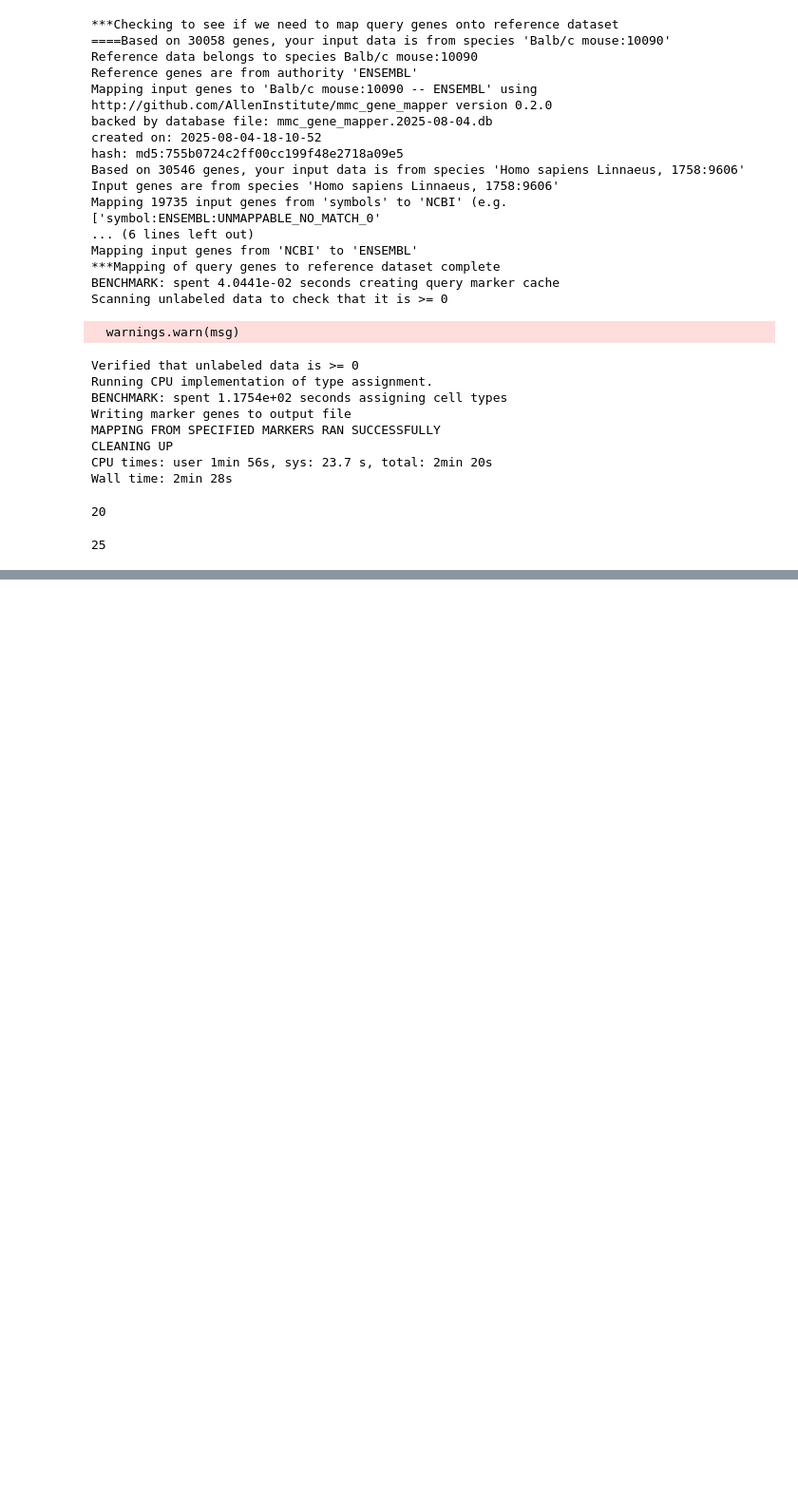
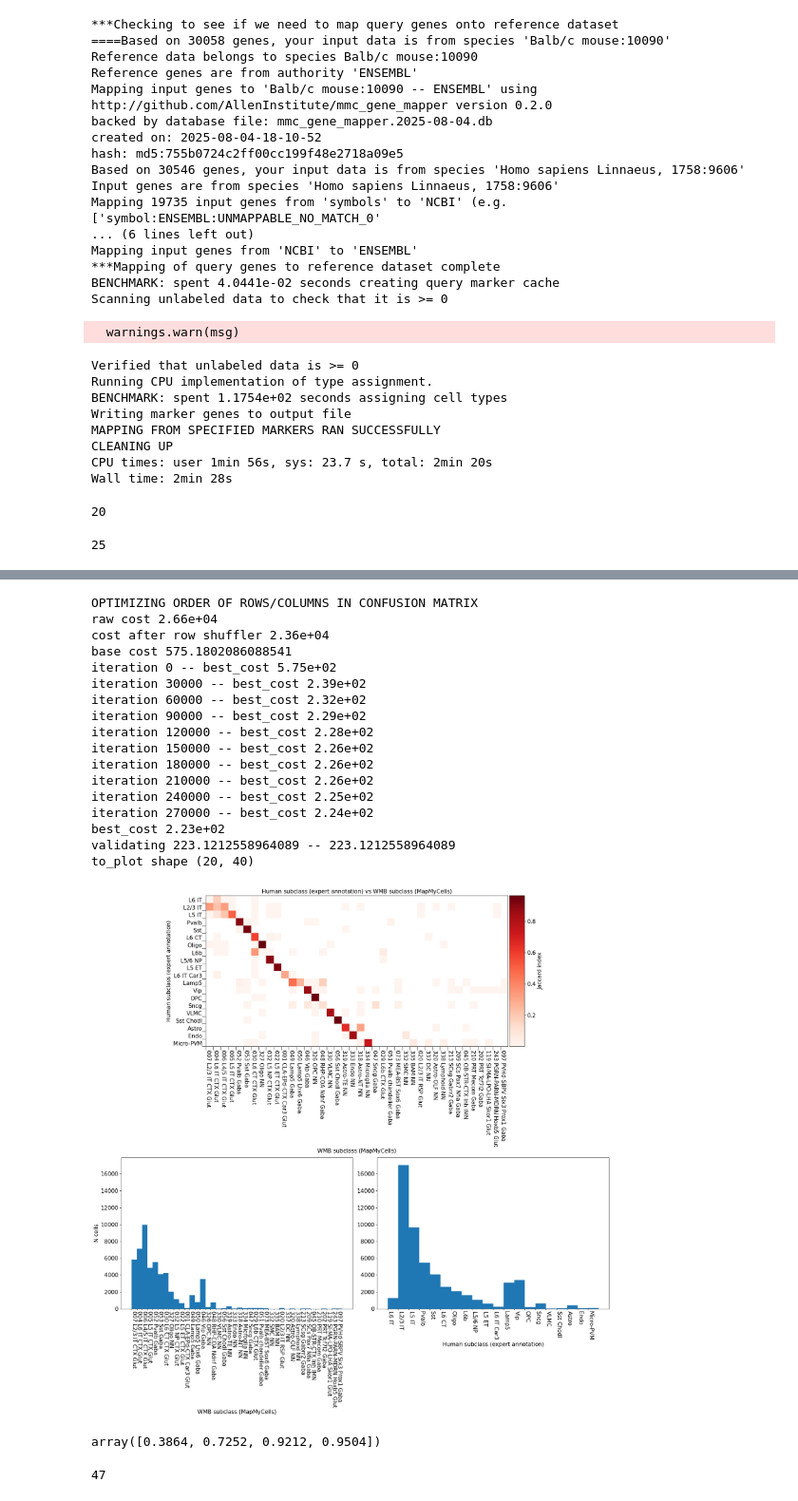
Before and after one commit to AllenInstitute/cell_type_mapper, a Jupyter notebook: examples/mapping_motor_cortex_taxonomy.ipynb, the cells around one changed output, grey strips where cells are left out. Shown at 95% size. Cells and saved outputs as stored; diff of their text form; code cells hidden in the pictures; blank space fills up the shorter version.

```diff
--- a/examples/mapping_motor_cortex_taxonomy.ipynb
+++ b/examples/mapping_motor_cortex_taxonomy.ipynb
@@ -1356,0 +1594,30 @@ validating 5.789125800906824 -- 5.789125800906824 -- 6.204661524133197
+# %%
+plot_confusion_matrix(
+    row_assignments=human_assignments,
+    col_assignments=wmb_assignments,
+    row_axis_label='Human subclass (expert annotation)',
+    col_axis_label='WMB subclass (MapMyCells)',
+    fontsize=15,
+    label_elements=True,
+    col_cut=40,
+    order_wgt=0.05
+)
+# %% [output]
+OPTIMIZING ORDER OF ROWS/COLUMNS IN CONFUSION MATRIX
+raw cost 2.66e+04
+cost after row shuffler 2.36e+04
+base cost 575.1802086088541
+iteration 0 -- best_cost 5.75e+02
+iteration 30000 -- best_cost 2.39e+02
+iteration 60000 -- best_cost 2.32e+02
+iteration 90000 -- best_cost 2.29e+02
+iteration 120000 -- best_cost 2.28e+02
+iteration 150000 -- best_cost 2.26e+02
+iteration 180000 -- best_cost 2.26e+02
+iteration 210000 -- best_cost 2.26e+02
+iteration 240000 -- best_cost 2.25e+02
+iteration 270000 -- best_cost 2.24e+02
+best_cost 2.23e+02
+validating 223.1212558964089 -- 223.1212558964089
+to_plot shape (20, 40)
+[figure, added]
@@ -1356,0 +1626,4 @@ validating 5.789125800906824 -- 5.789125800906824 -- 6.204661524133197
+# %%
+np.quantile(mouse_subclass_prob, (0.1, 0.5, 0.75, 0.8))
+# %% [output]
+array([0.3864, 0.7252, 0.9212, 0.9504])
@@ -1356,0 +1645,4 @@ validating 5.789125800906824 -- 5.789125800906824 -- 6.204661524133197
+# %%
+len(set(wmb_assignments_best))
+# %% [output]
+47
```
Also changed, not shown: parts of 21 cells of this notebook.
